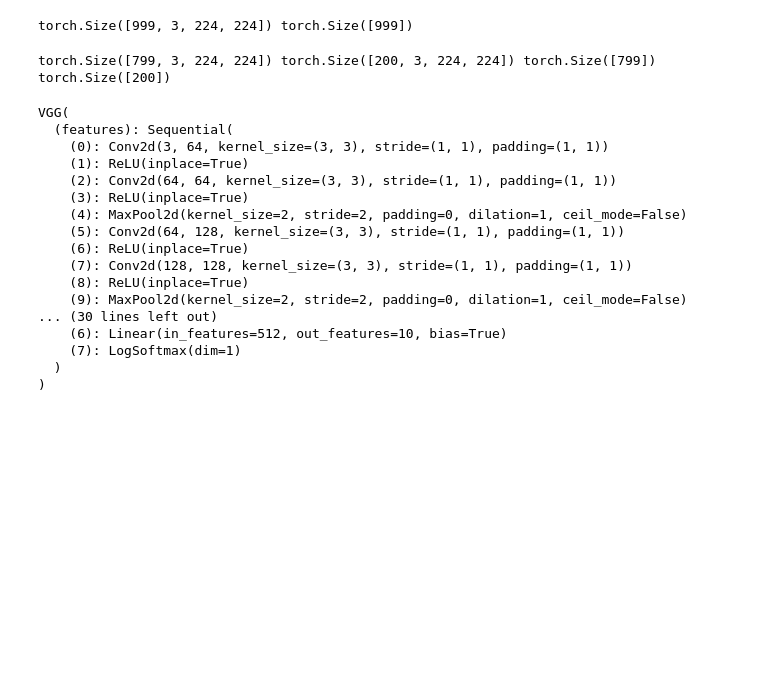
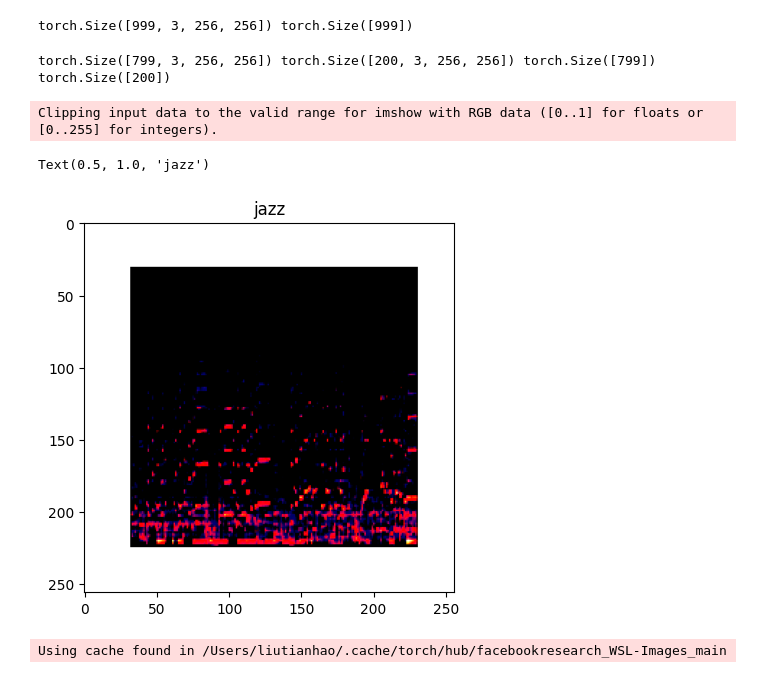
Before and after one commit to THLiu55/GTZAN, a Jupyter notebook: finetune.ipynb, the cells around one changed output. Cells and saved outputs as stored; diff of their text form; code cells hidden in the pictures; blank space fills up the shorter version.

```diff
--- a/finetune.ipynb
+++ b/finetune.ipynb
@@ -11,7 +10,7 @@ import torch.nn as nn
 # %%
 transform = transforms.Compose([
     transforms.ToPILImage(),
-    transforms.Resize((224, 224)),
+    transforms.Resize((256, 256)),
     transforms.ToTensor(),
     transforms.Normalize(mean=[0.485, 0.456, 0.406], std=[0.229, 0.224, 0.225]),
 ])
@@ -20,7 +19,7 @@ transform = transforms.Compose([
 device = 'cuda' if torch.cuda.is_available() else 'cpu'
 # %%
 
-classes = os.listdir('Data/genres_original')
+classes = os.listdir('Data/images_original')
 classes.sort()
 class_to_idx = {cls_name: i for i, cls_name in enumerate(classes)}
 idx_to_class = {i: cls_name for i, cls_name in enumerate(classes)}
@@ -40,14 +39,24 @@ images = torch.stack(images).to(device)
 labels = torch.tensor(labels).to(device)
 print(images.shape, labels.shape)
 # %% [output]
-torch.Size([999, 3, 224, 224]) torch.Size([999])
+torch.Size([999, 3, 256, 256]) torch.Size([999])
 # %%
 from sklearn.model_selection import train_test_split
 
 train_images, test_images, train_labels, test_labels = train_test_split(images, labels, shuffle=True, test_size=0.2, random_state=42)
 print(train_images.shape, test_images.shape, train_labels.shape, test_labels.shape)
 # %% [output]
-torch.Size([799, 3, 224, 224]) torch.Size([200, 3, 224, 224]) torch.Size([799]) torch.Size([200])
+torch.Size([799, 3, 256, 256]) torch.Size([200, 3, 256, 256]) torch.Size([799]) torch.Size([200])
+# %%
+# print a image from the dataset
+import matplotlib.pyplot as plt
+
+plt.imshow(train_images[110].cpu().numpy().transpose(1, 2, 0))
+plt.title(idx_to_class[train_labels[110].item()])
+# %% [output]
+Clipping input data to the valid range for imshow with RGB data ([0..1] for floats or [0..255] for integers).
+Text(0.5, 1.0, 'jazz')
+[figure, added]
 # %%
 
 class MusicDataset(Dataset):
@@ -73,40 +82,19 @@ class Identity(nn.Module):
     def forward(self, x):
         return x
 # %%
-model = vgg16(pretrained=True)
-
-for param in model.parameters():
-    param.requires_grad = False
-
-
-model.classifier = nn.Sequential(
-    nn.Linear(25088, 2048),
+model = torch.hub.load('facebookresearch/WSL-Images', 'resnext101_32x8d_wsl')
+model.fc = nn.Sequential(
+    nn.Linear(2048, 1024),
     nn.ReLU(),
-    nn.Dropout(0.3),
-    nn.Linear(2048, 512),
+    nn.Dropout(0.5),
+    nn.Linear(1024, 512),
     nn.ReLU(),
-    nn.Dropout(0.3),
-    nn.Linear(512, 10),
-    nn.LogSoftmax(dim=1)
+    nn.Dropout(0.5),
+    nn.Linear(512, 256),
+    nn.ReLU(),
+    nn.Dropout(0.5),
+    nn.Linear(256, 10)
 )
-model = model.to(device)
-model
 # %% [output]
-VGG(
-  (features): Sequential(
-    (0): Conv2d(3, 64, kernel_size=(3, 3), stride=(1, 1), padding=(1, 1))
-    (1): ReLU(inplace=True)
-    (2): Conv2d(64, 64, kernel_size=(3, 3), stride=(1, 1), padding=(1, 1))
-    (3): ReLU(inplace=True)
-    (4): MaxPool2d(kernel_size=2, stride=2, padding=0, dilation=1, ceil_mode=False)
-    (5): Conv2d(64, 128, kernel_size=(3, 3), stride=(1, 1), padding=(1, 1))
-    (6): ReLU(inplace=True)
-    (7): Conv2d(128, 128, kernel_size=(3, 3), stride=(1, 1), padding=(1, 1))
-    (8): ReLU(inplace=True)
-    (9): MaxPool2d(kernel_size=2, stride=2, padding=0, dilation=1, ceil_mode=False)
-... (30 lines left out)
-    (6): Linear(in_features=512, out_features=10, bias=True)
-    (7): LogSoftmax(dim=1)
-  )
-)
+Using cache found in /Users/liutianhao/.cache/torch/hub/facebookresearch_WSL-Images_main
 # %%
```
Also changed, not shown: parts of 3 cells of this notebook.
